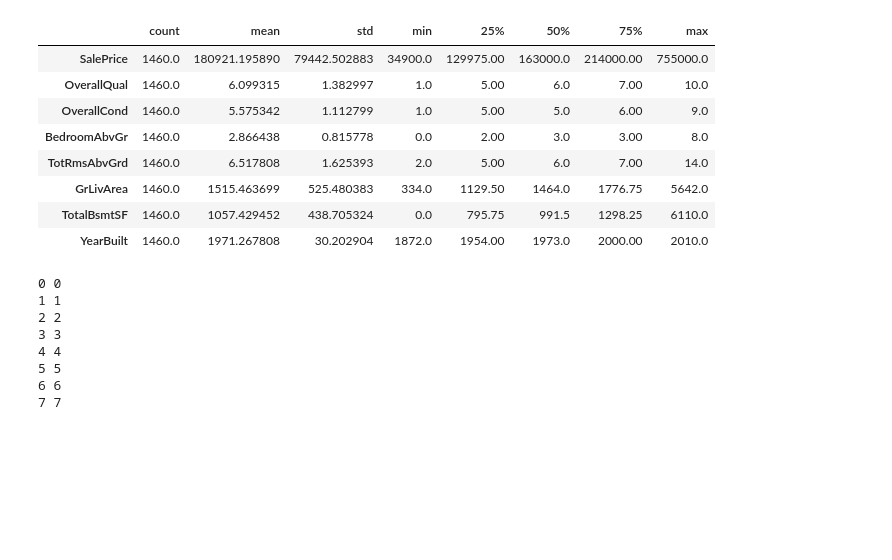
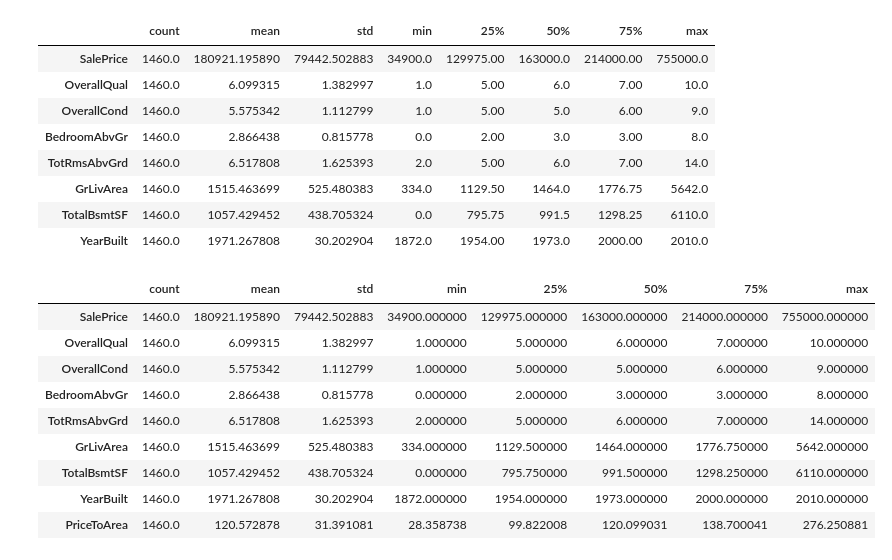
Before and after one commit to kennedylsodre/stats_EBA, a Jupyter notebook: src/Aula01 - Estatistica Descritiva/Aula01.ipynb, the cells around one changed output. Saved outputs shown, nothing was run; the diff lists cells and outputs as text; code cells hidden in the pictures; blank space fills up the shorter version.

```diff
--- a/src/Aula01 - Estatistica Descritiva/Aula01.ipynb
+++ b/src/Aula01 - Estatistica Descritiva/Aula01.ipynb
@@ -115,28 +129,19 @@ df.describe().T
 | GrLivArea | 1460.0 | 1515.463699 | 525.480383 | 334.0 | 1129.50 | 1464.0 | 1776.75 | 5642.0 |
 | TotalBsmtSF | 1460.0 | 1057.429452 | 438.705324 | 0.0 | 795.75 | 991.5 | 1298.25 | 6110.0 |
 | YearBuilt | 1460.0 | 1971.267808 | 30.202904 | 1872.0 | 1954.00 | 1973.0 | 2000.00 | 2010.0 |
-# %%
-#Boxplot
-# fig,ax = plt.subplots(ncols=2,nrows=4,figsize = (8,10))
-# sns.boxplot(df['OverallQual'],ax=ax[0,0])
-
-# for column in df.columns:
-#     if df[column].dtypes == 'int64':
-#         fig,ax = plt.subplots(ncols=2,nrows=4,figsize = (8,10))
-#         sns.boxplot(df[column],ax=ax[0,0])
-linha = -1
-coluna = -1
-for column in df.columns:
-    if df[column].dtypes == 'int64':
-        linha += 1
-        coluna += 1
-        print(linha,coluna)
-# %% [output]
-0 0
-1 1
-2 2
-3 3
-4 4
-5 5
-6 6
-7 7
+# %%
+#Criando variável preço por pé quadrado
+
+df['PriceToArea'] = df['SalePrice'] / df['GrLivArea']
+df.describe().T
+# %% [output]
+|  | count | mean | std | min | 25% | 50% | 75% | max |
+| SalePrice | 1460.0 | 180921.195890 | 79442.502883 | 34900.000000 | 129975.000000 | 163000.000000 | 214000.000000 | 755000.000000 |
+| OverallQual | 1460.0 | 6.099315 | 1.382997 | 1.000000 | 5.000000 | 6.000000 | 7.000000 | 10.000000 |
+| OverallCond | 1460.0 | 5.575342 | 1.112799 | 1.000000 | 5.000000 | 5.000000 | 6.000000 | 9.000000 |
+| BedroomAbvGr | 1460.0 | 2.866438 | 0.815778 | 0.000000 | 2.000000 | 3.000000 | 3.000000 | 8.000000 |
+| TotRmsAbvGrd | 1460.0 | 6.517808 | 1.625393 | 2.000000 | 5.000000 | 6.000000 | 7.000000 | 14.000000 |
+| GrLivArea | 1460.0 | 1515.463699 | 525.480383 | 334.000000 | 1129.500000 | 1464.000000 | 1776.750000 | 5642.000000 |
+| TotalBsmtSF | 1460.0 | 1057.429452 | 438.705324 | 0.000000 | 795.750000 | 991.500000 | 1298.250000 | 6110.000000 |
+| YearBuilt | 1460.0 | 1971.267808 | 30.202904 | 1872.000000 | 1954.000000 | 1973.000000 | 2000.000000 | 2010.000000 |
+| PriceToArea | 1460.0 | 120.572878 | 31.391081 | 28.358738 | 99.822008 | 120.099031 | 138.700041 | 276.250881 |
```
Also changed, not shown: parts of 5 cells of this notebook.
